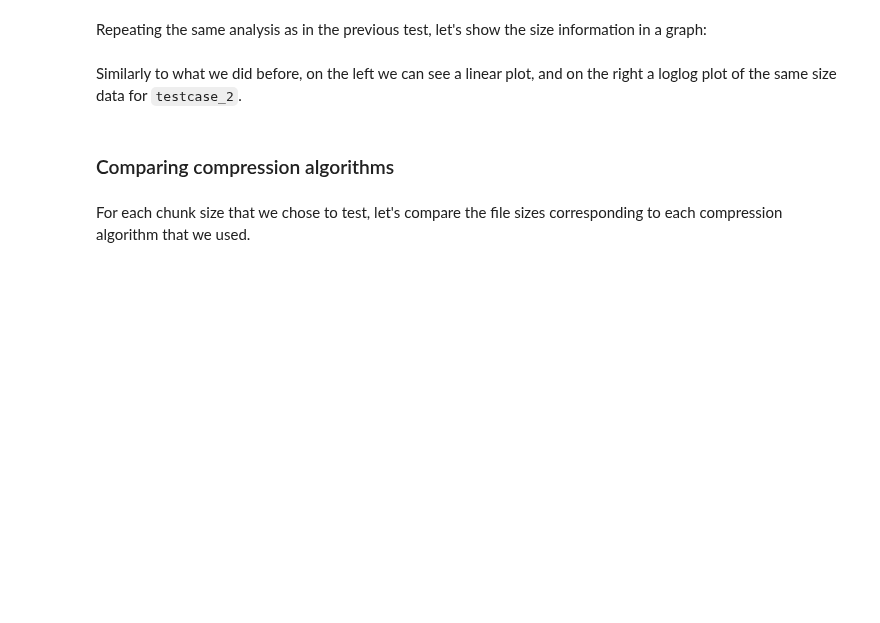
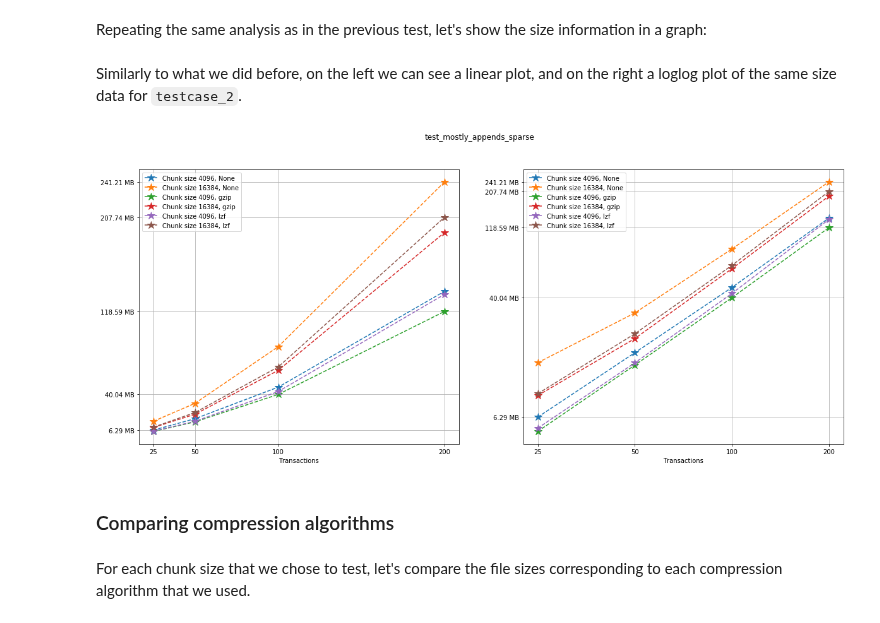
Before and after one commit to deshaw/versioned-hdf5, a Jupyter notebook: analysis/Performance_tests.ipynb, the cells around one changed output. Saved outputs shown, nothing was run; the diff lists cells and outputs as text; code cells hidden in the pictures; blank space fills up the shorter version.

```diff
--- a/analysis/Performance_tests.ipynb
+++ b/analysis/Performance_tests.ipynb
@@ -297,7 +315,7 @@ num_transactions_2 = [50, 100, 200]
 # %% [markdown]
 Change `num_transactions_2`, `exponents_2` and `compression_2` as desired (the previous warning applies: beware of very large file sizes and creation times for large numbers of versions):
 # %%
-num_transactions_2 = [25, 50, 100]
+num_transactions_2 = [25, 50, 100, 200]
 exponents_2 = [12, 14]
 compression_2 = [None, "gzip", "lzf"]
 # %% [markdown]
@@ -348,39 +402,42 @@ ncomp = len(set(compression))
 Similarly to what we did before, on the left we can see a linear plot, and on the right a loglog plot of the same size data for `testcase_2`.
 # %%
 fig, ax = plt.subplots(nrows=1, ncols=2, figsize=(20,8))
+
+selected = [0, 7, 10, 11, 23]
 
 for i in range(ncomp):
     start = i*ncs*n
     for j in range(ncs):
         ax[0].plot(num_transactions[:n],
                    filesizes[start+j*n:start+(j+1)*n],
                    '*--', ms=12,
                    label=f"Chunk size {chunk_sizes[start+j*n]}, {compression[start]}")
         ax[1].loglog(num_transactions[:n],
                      filesizes[start+j*n:start+(j+1)*n],
                      '*--', ms=12,
                      label=f"Chunk size {chunk_sizes[start+j*n]}, {compression[start]}")
         ax[0].legend(loc='upper left')
         ax[1].legend(loc='upper left')
         ax[0].minorticks_off()
         ax[1].minorticks_off()
         # Changing the indices in selected will change the y-axis ticks in the graph for better visualization
-        selected = (range(len(filesizes)))
         ax[0].set_xticks(num_transactions[:n])
         ax[0].set_xticklabels(num_transactions[:n])
         ax[0].set_yticks(filesizes[selected])
         ax[0].set_yticklabels(sizelabels[selected])
         ax[0].set_xlabel("Transactions")
         ax[0].grid(True)
         ax[1].set_xticks(num_transactions[:n])
         ax[1].set_xticklabels(num_transactions[:n])
         ax[1].set_yticks(filesizes[selected])
         ax[1].set_yticklabels(sizelabels[selected])
         ax[1].set_xlabel("Transactions")
         ax[1].grid(True)
 
 plt.suptitle(f"{testname}")
 plt.show()
+# %% [output]
+[figure, added]
 # %% [markdown]
 ### Comparing compression algorithms
 # %% [markdown]
```
Also changed, not shown: parts of 26 cells of this notebook, 3 other files.
